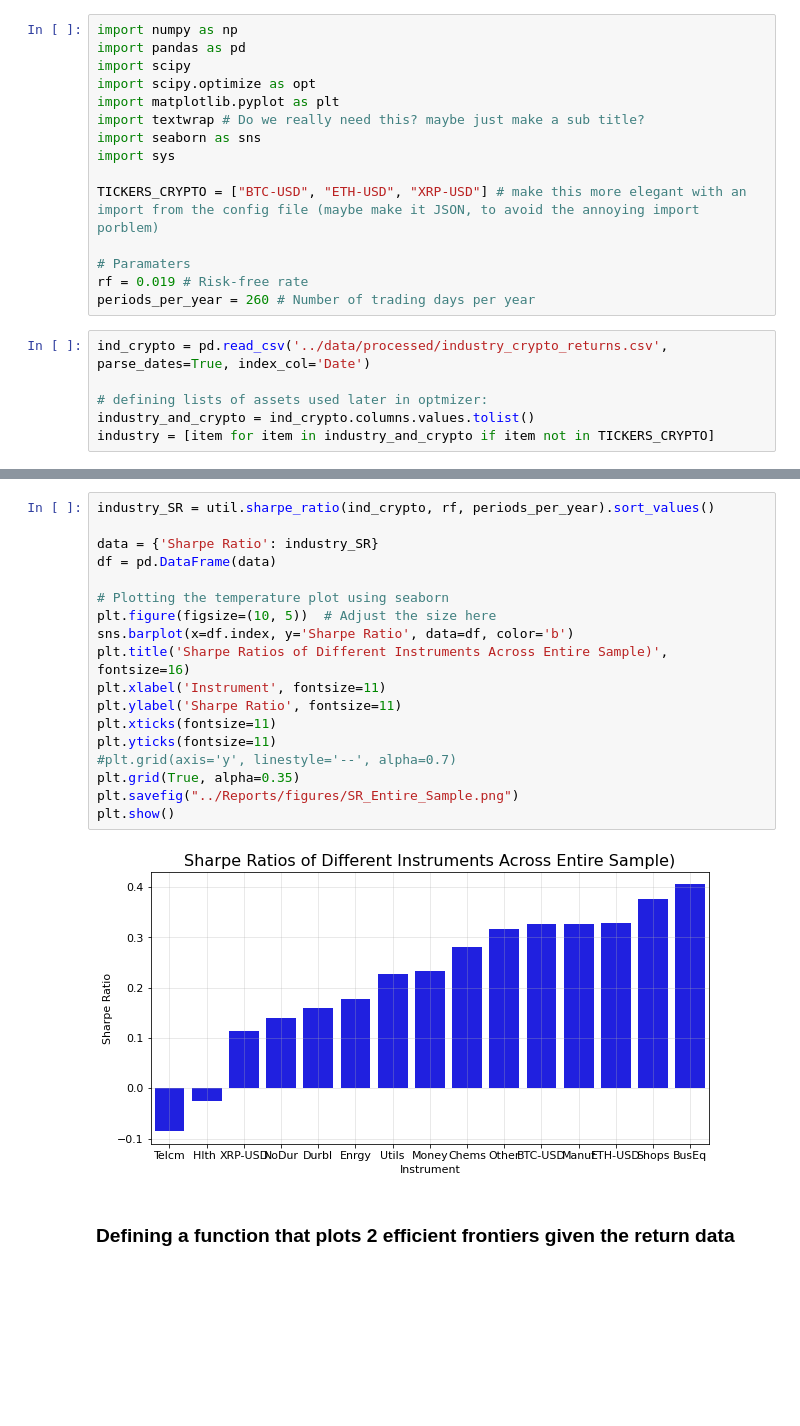
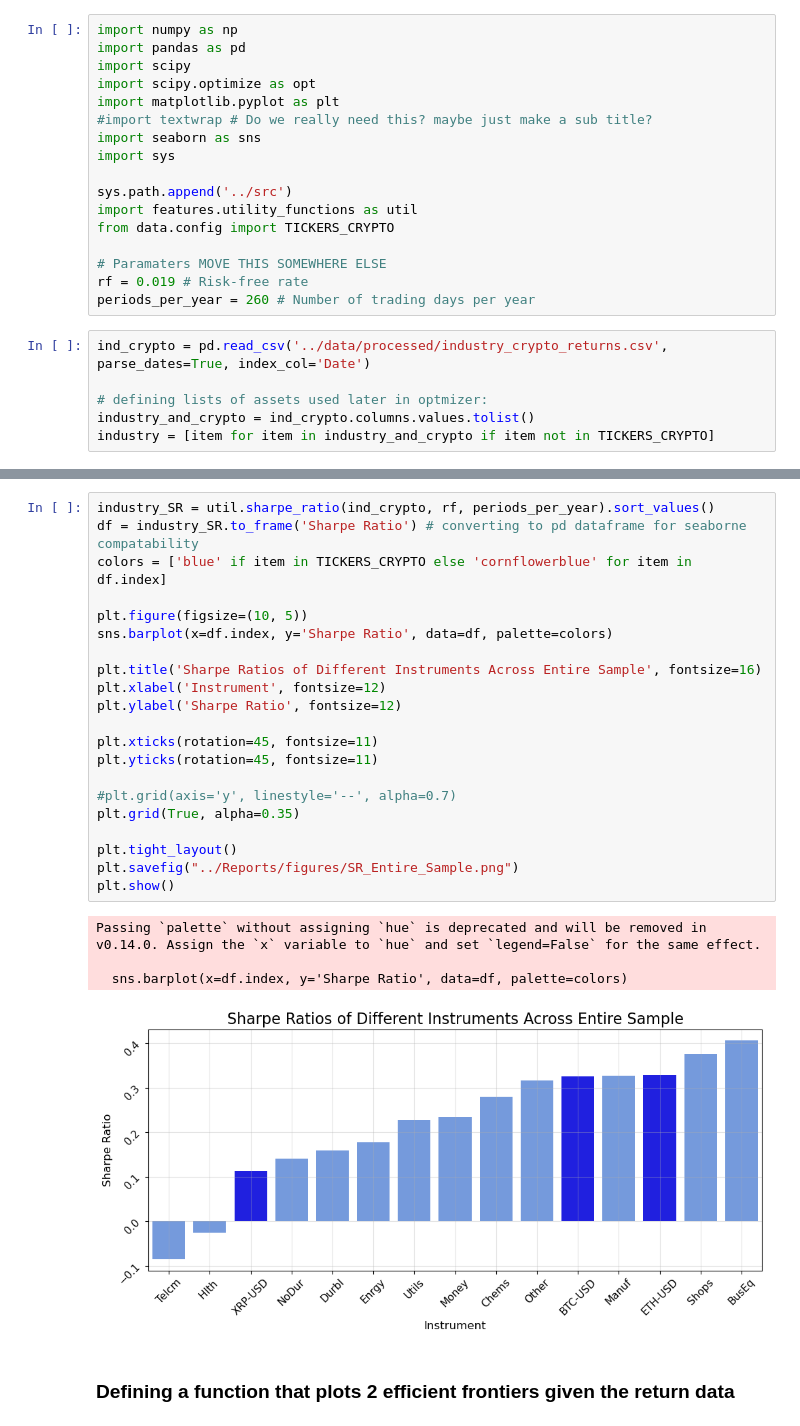
Before and after one commit to fairwayfinder/crypto-mean-variance-frontier, a Jupyter notebook: notebooks/MAIN.ipynb, the cells around one changed output, grey strips where cells are left out. Drawn from its saved outputs; the diff is of its cells as text; blank space fills up the shorter version.

Commit message:
restructuring MAIN, new layout for SR plot

```diff
--- a/notebooks/MAIN.ipynb
+++ b/notebooks/MAIN.ipynb
@@ -13,13 +79,15 @@ import pandas as pd
 import scipy
 import scipy.optimize as opt
 import matplotlib.pyplot as plt
-import textwrap # Do we really need this? maybe just make a sub title?
+#import textwrap # Do we really need this? maybe just make a sub title?
 import seaborn as sns
 import sys
 
-TICKERS_CRYPTO = ["BTC-USD", "ETH-USD", "XRP-USD"] # make this more elegant with an import from the config file (maybe make it JSON, to avoid the annoying import porblem)
+sys.path.append('../src')
+import features.utility_functions as util
+from data.config import TICKERS_CRYPTO
 
-# Paramaters
+# Paramaters MOVE THIS SOMEWHERE ELSE
 rf = 0.019 # Risk-free rate
 periods_per_year = 260 # Number of trading days per year
 # %%
@@ -146,23 +146,29 @@ dtype: float64
 # %%
 industry_SR = util.sharpe_ratio(ind_crypto, rf, periods_per_year).sort_values()
+df = industry_SR.to_frame('Sharpe Ratio') # converting to pd dataframe for seaborne compatability
+colors = ['blue' if item in TICKERS_CRYPTO else 'cornflowerblue' for item in df.index]
 
-data = {'Sharpe Ratio': industry_SR}
-df = pd.DataFrame(data)
+plt.figure(figsize=(10, 5))
+sns.barplot(x=df.index, y='Sharpe Ratio', data=df, palette=colors)
 
-# Plotting the temperature plot using seaborn
-plt.figure(figsize=(10, 5))  # Adjust the size here
-sns.barplot(x=df.index, y='Sharpe Ratio', data=df, color='b')
-plt.title('Sharpe Ratios of Different Instruments Across Entire Sample)', fontsize=16)
-plt.xlabel('Instrument', fontsize=11)
-plt.ylabel('Sharpe Ratio', fontsize=11)
-plt.xticks(fontsize=11)
-plt.yticks(fontsize=11)
+plt.title('Sharpe Ratios of Different Instruments Across Entire Sample', fontsize=16)
+plt.xlabel('Instrument', fontsize=12)
+plt.ylabel('Sharpe Ratio', fontsize=12)
+
+plt.xticks(rotation=45, fontsize=11)
+plt.yticks(rotation=45, fontsize=11)
+
 #plt.grid(axis='y', linestyle='--', alpha=0.7)
 plt.grid(True, alpha=0.35)
+
+plt.tight_layout()
 plt.savefig("../Reports/figures/SR_Entire_Sample.png")
 plt.show()
 # %% [output]
+Passing `palette` without assigning `hue` is deprecated and will be removed in v0.14.0. Assign the `x` variable to `hue` and set `legend=False` for the same effect.
+
+  sns.barplot(x=df.index, y='Sharpe Ratio', data=df, palette=colors)
-[figure, old version]
+[figure, new version]
 # %% [markdown]
 ### Defining a function that plots 2 efficient frontiers given the return data
 # %%
```
Also changed, not shown: parts of 26 cells of this notebook.
